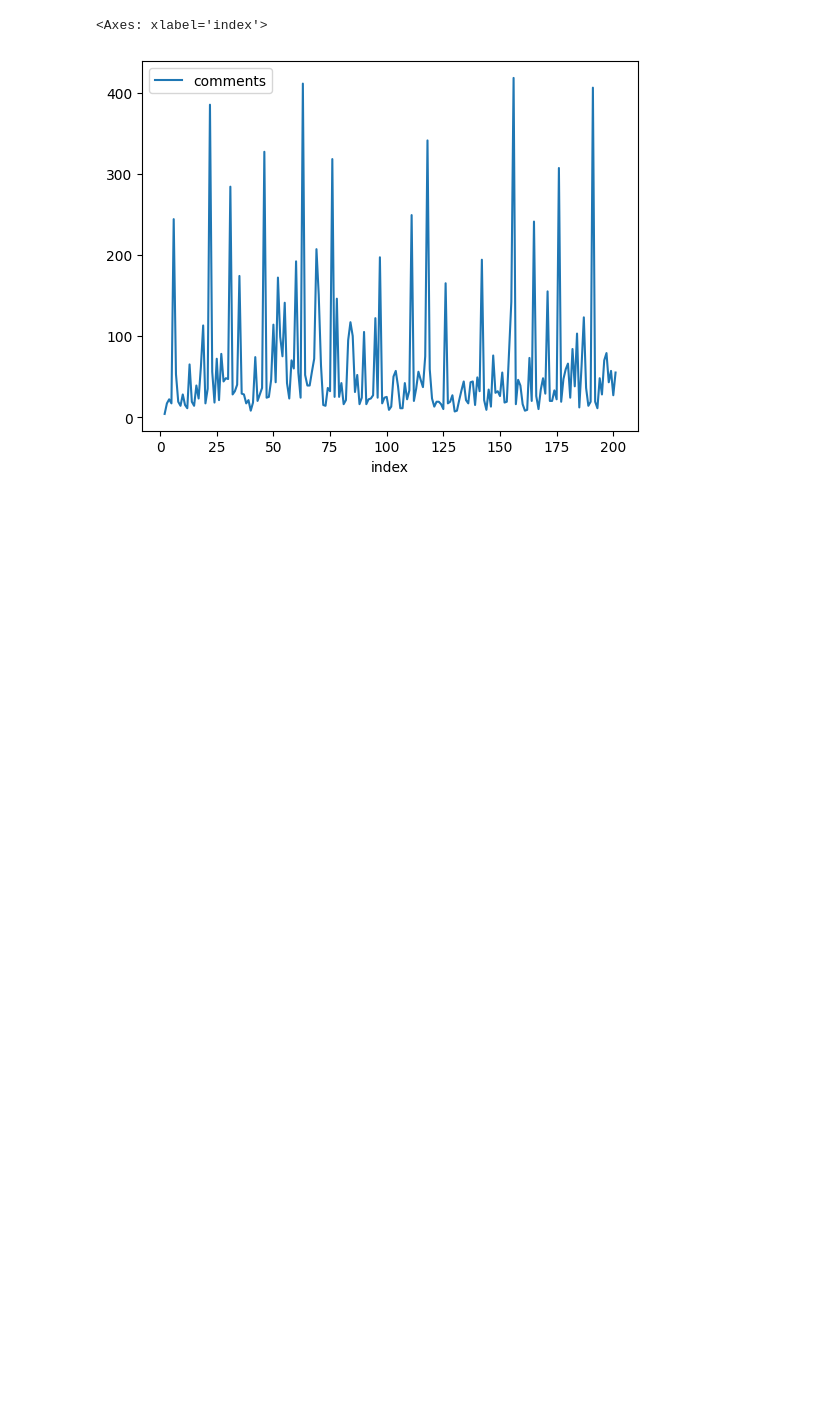
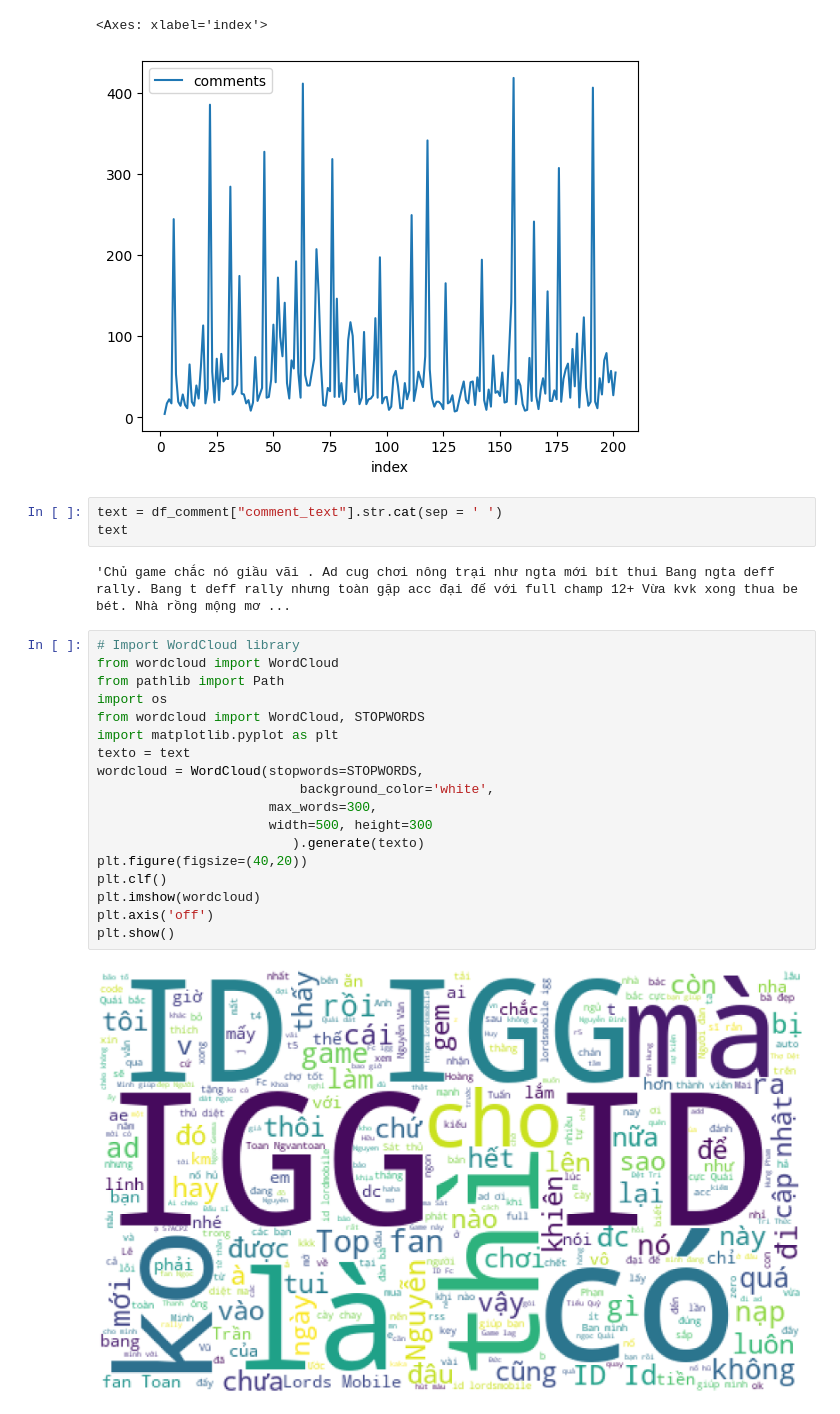
Before and after one commit to nhuyhoan004/Analyze-data-facebook, a Jupyter notebook: Analyze_data_comment.ipynb, the cells around one changed output. Drawn from its saved outputs; the diff is of its cells as text; blank space fills up the shorter version.

```diff
--- a/Analyze_data_comment.ipynb
+++ b/Analyze_data_comment.ipynb
@@ -91,3 +93,28 @@ df_post.plot(kind = "line", x = "index", y = "comments")
 # %% [output]
 <Axes: xlabel='index'>
 [figure]
+# %%
+text = df_comment["comment_text"].str.cat(sep = ' ')
+text
+# %% [output]
+'Chủ game chắc nó giầu vãi . Ad cug chơi nông trại như ngta mới bít thui Bang ngta deff rally. Bang t deff rally nhưng toàn gặp acc đại đế với full champ 12+ Vừa kvk xong thua be bét. Nhà rồng mộng mơ ...
+# %%
+# Import WordCloud library
+from wordcloud import WordCloud
+from pathlib import Path
+import os
+from wordcloud import WordCloud, STOPWORDS
+import matplotlib.pyplot as plt
+texto = text
+wordcloud = WordCloud(stopwords=STOPWORDS,
+                          background_color='white',
+                      max_words=300,
+                      width=500, height=300
+                         ).generate(texto)
+plt.figure(figsize=(40,20))
+plt.clf()
+plt.imshow(wordcloud)
+plt.axis('off')
+plt.show()
+# %% [output]
+[figure, added]
```
Also changed, not shown: parts of 6 cells of this notebook.
